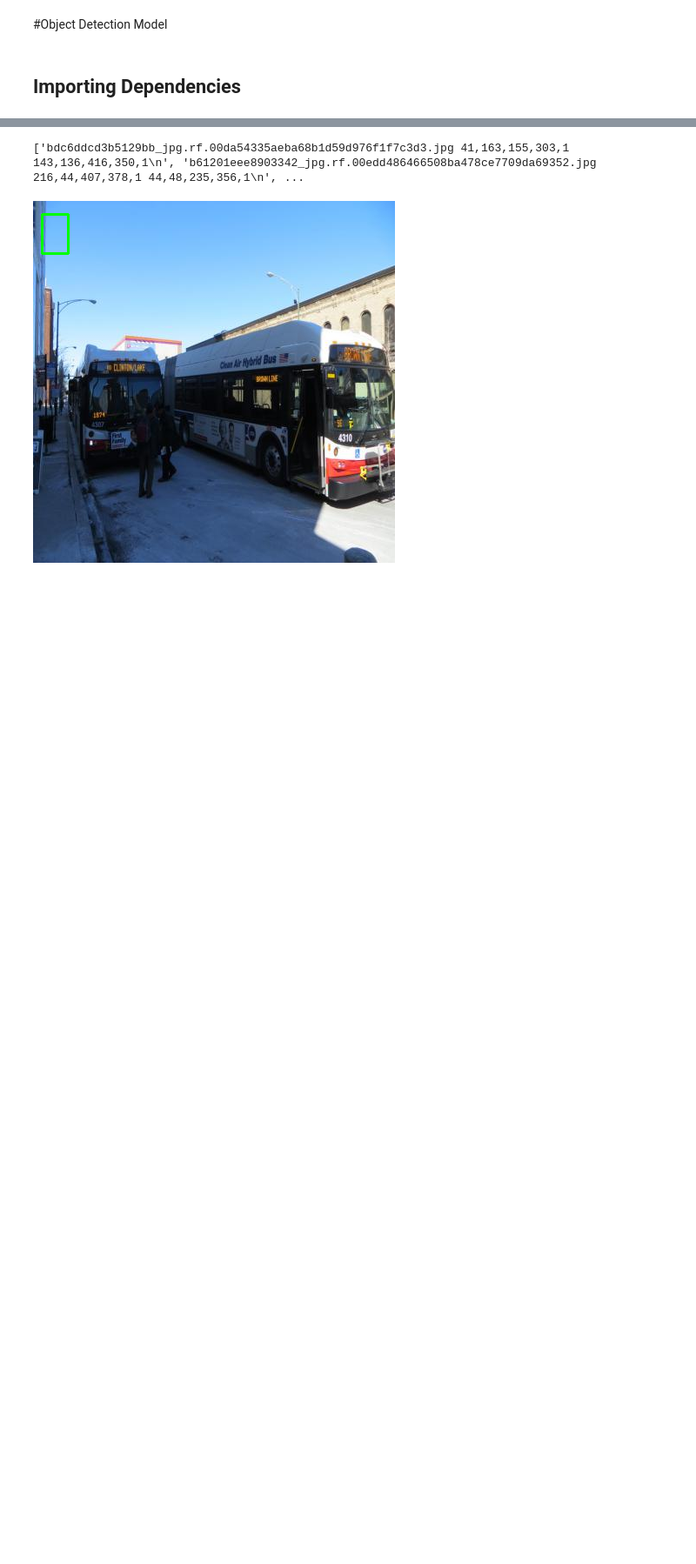
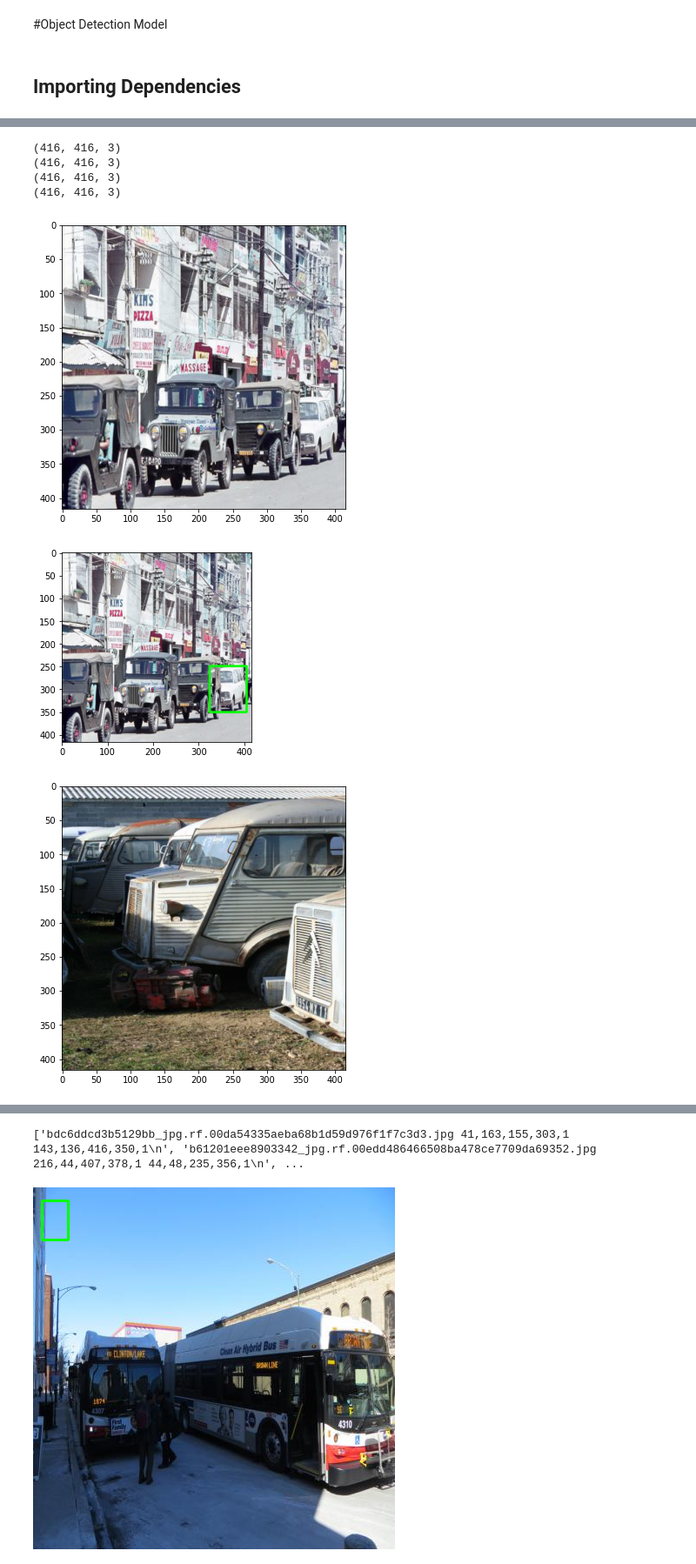
Before and after one commit to saadkarim165/ObjectDetectionProject, a Jupyter notebook: ObjectDetection_Project.ipynb, the cells around one changed output, grey strips where cells are left out. Shown at 87% size. Saved outputs shown, nothing was run; the diff lists cells and outputs as text; code cells hidden in the pictures; blank space fills up the shorter version.

```diff
--- a/ObjectDetection_Project.ipynb
+++ b/ObjectDetection_Project.ipynb
@@ -25,0 +130,50 @@ from google.colab.patches import cv2_imshow
+# %%
+# IMAGE_SHAPE = 0
+# for i in range(4):
+#     rand = np.random.randint(0, data.shape[0])
+#     random_row = data.iloc[rand]
+#     image = plt.imread(train_dir +'/'+ random_row[0])
+#     plt.figure()
+#     plt.imshow(image)
+#     IMAGE_SHAPE = image.shape
+#     print(image.shape)
+#     print('Name,xmin,ymin,xmax,ymax:',random_row)
+#     point1 = (int(random_row[1]), int(random_row[2]))
+#     point2 = (int(random_row[3]), int(random_row[4]))
+#     cv2.rectangle(image, point1, point2, color=(0, 255, 0), thickness=3)
+#     plt.figure()
+#     plt.imshow(image)
+
+IMAGE_SHAPE = 0
+for i in range(4):
+  points={}
+  points1={}
+  rand = np.random.randint(0, data.shape[0])
+  random_row = data.iloc[rand]
+  rand_list= random_row[0]
+  image = plt.imread(train_dir +'/'+ rand_list.split(' ')[0])
+  plt.figure(figsize=(8,6))
+  plt.imshow(image)
+  IMAGE_SHAPE = image.shape
+  print(image.shape)
+  list_values=rand_list.split(' ')
+  for i in range(1,len(list_values)):
+    pnts=list_values[i].split(',')[:4]
+  # print(pnts)
+    points["point{0}".format(i)] = int(pnts[0]), int(pnts[1])
+    points1["point{0}".format(i)] = int(pnts[2]), int(pnts[3])
+# print(points)
+  for i,j in enumerate(points):
+    cv2.rectangle(image,points[j], points1[j], color=(0, 255, 0), thickness=3)
+# cv2.rectangle(image,points['point2'], points1['point2'], color=(0, 255, 0), thickness=3)
+# cv2.rectangle(image,points['point3'], points1['point3'], color=(0, 255, 0), thickness=3)
+  plt.figure()
+  plt.imshow(image)
+# %% [output]
+(416, 416, 3)
+(416, 416, 3)
+(416, 416, 3)
+(416, 416, 3)
+[figure, added]
+[figure, added]
+[figure, added]
```
Also changed, not shown: parts of 10 cells of this notebook.
